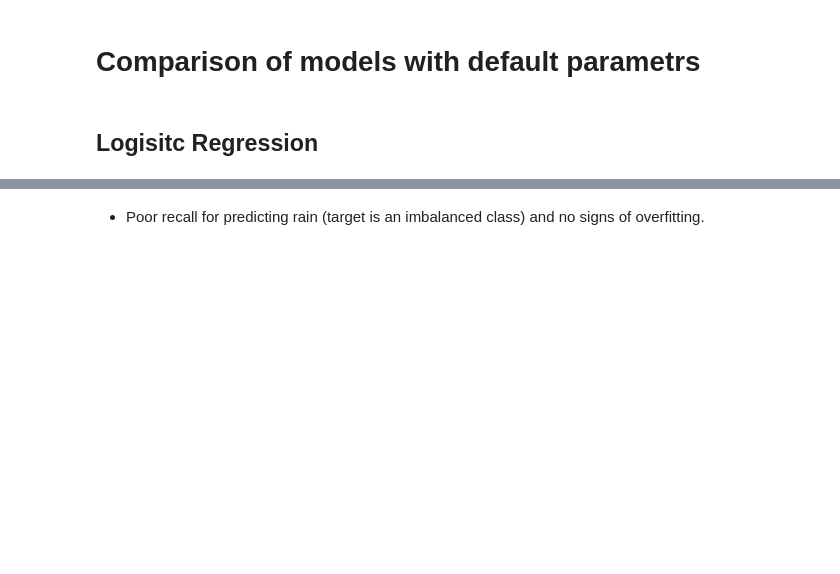
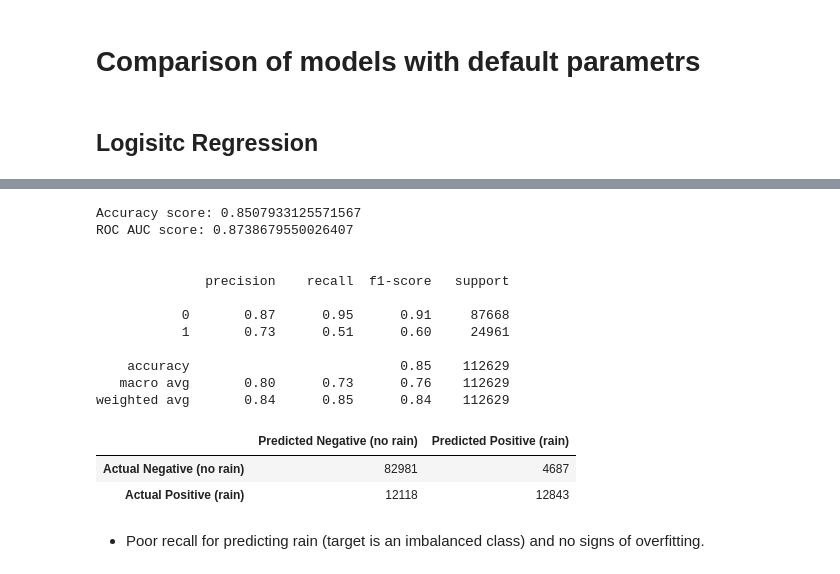
Before and after one commit to TomaszWasilewski/Predict-rain-in-Australia, a Jupyter notebook: rain_in_australia.ipynb, the cells around one changed output, grey strips where cells are left out. Cells and saved outputs as stored; diff of their text form; code cells hidden in the pictures; blank space fills up the shorter version.

```diff
--- a/rain_in_australia.ipynb
+++ b/rain_in_australia.ipynb
@@ -613,3 +541,22 @@ weighted avg       0.84      0.85      0.84    112629
+# %%
+# Train data
+metrics(X_train, y_train, log_reg_pipeline)
+# %% [output]
+Accuracy score: 0.8507933125571567
+ROC AUC score: 0.8738679550026407
+
+
+              precision    recall  f1-score   support
+
+           0       0.87      0.95      0.91     87668
+           1       0.73      0.51      0.60     24961
+
+    accuracy                           0.85    112629
+   macro avg       0.80      0.73      0.76    112629
+weighted avg       0.84      0.85      0.84    112629
+|  | Predicted Negative (no rain) | Predicted Positive (rain) |
+| Actual Negative (no rain) | 82981 | 4687 |
+| Actual Positive (rain) | 12118 | 12843 |
 # %% [markdown]
 
 
```
Also changed, not shown: parts of 282 cells of this notebook.
